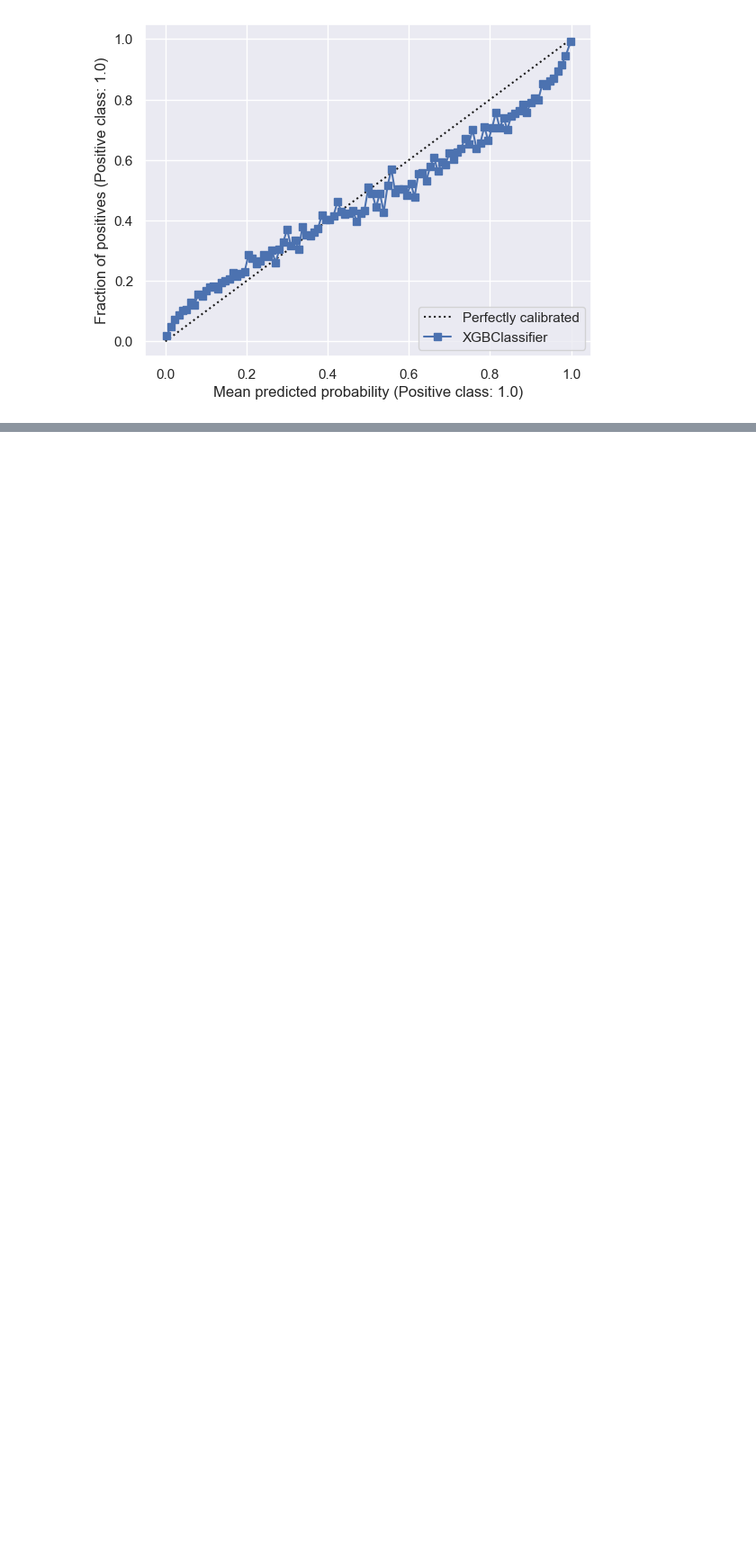
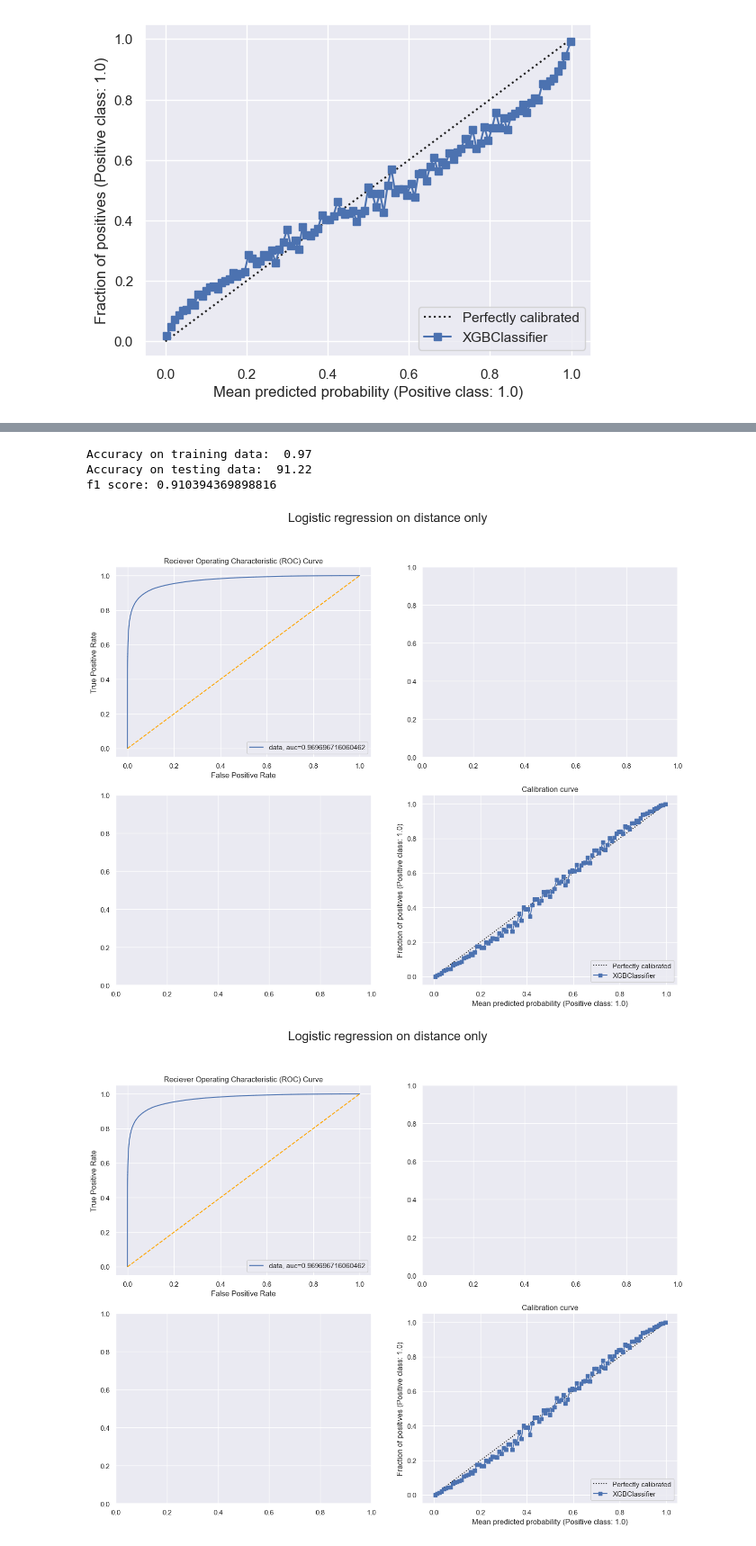
Before and after one commit to anw1998/MMD6020_Final_Project, a Jupyter notebook: notebooks/test_xgb.ipynb, the cells around one changed output, grey strips where cells are left out. Shown at 90% size. Drawn from its saved outputs; the diff is of its cells as text; code cells hidden in the pictures; blank space fills up the shorter version.

```diff
--- a/notebooks/test_xgb.ipynb
+++ b/notebooks/test_xgb.ipynb
@@ -425,0 +600,50 @@ Text(0.5, 1.0, 'Calibration curve')
+# %%
+RANDOM_SEED = 42
+
+# Load data
+# data_df = pd.read_csv('/content/drive/MyDrive/MMD6020_Final_Project/data/processed/chbmit_preprocessed_data.csv')
+
+# Separate X and y
+X = data_df.drop(['Outcome'], axis=1)
+y = data_df['Outcome']
+
+# Split into train,validation and test
+X_train, X_val_test, y_train, y_val_test = train_test_split(X,y,test_size=0.2, stratify=y, random_state=RANDOM_SEED)
+X_val, X_test, y_val, y_test = train_test_split(X_val_test,y_val_test,test_size=0.5, stratify=y_val_test, random_state=RANDOM_SEED)
+# %%
+# Use "gpu_hist" for training the model.
+classi = xgb.XGBClassifier(tree_method="gpu_hist", max_depth = 17, gamma = 0.4081632653061224, eta = 0.3157894736842105, reg_lambda = 4, reg_alpha = 2)
+# Fit the model using predictor X and response y.
+model_xgb = classi.fit(X_train, y_train)
+print('Accuracy on training data: ', round(model_xgb.score(X_train,y_train),2))
+result_xgb = model_xgb.score(X_val,y_val)
+print('Accuracy on testing data: ', round(result_xgb*100,2))
+
+
+sns.set_style("darkgrid")
+fig, axes = plt.subplots(nrows=2, ncols=2, figsize=(16, 12))
+y_pred_proba = model_xgb.predict_proba(X_val)[::, 1]
+fpr, tpr, _ = metrics.roc_curve(y_val, y_pred_proba)
+auc = metrics.roc_auc_score(y_val, y_pred_proba)
+axes[0, 0].plot(fpr, tpr, label="data, auc=" + str(auc))
+axes[0, 0].plot([0, 1], [0, 1], color='orange', linestyle='--')
+axes[0, 0].set_xlabel('False Positive Rate')
+axes[0, 0].set_ylabel('True Positive Rate')
+axes[0, 0].set_title('Reciever Operating Characteristic (ROC) Curve')
+axes[0, 0].legend(loc=4)
+fig.suptitle("Logistic regression on distance only", fontsize=20)
+f1 = metrics.f1_score(y_val, model_xgb.predict(X_val))
+print(f"f1 score: {f1}")
+from sklearn.calibration import CalibrationDisplay
+
+disp_test = CalibrationDisplay.from_estimator(model_xgb, X_val, y_val, n_bins=105)
+disp_test.plot(ax=axes[1, 1])
+axes[1, 1].set_title("Calibration curve")
+
+fig
+# %% [output]
+Accuracy on training data:  0.97
+Accuracy on testing data:  91.22
+f1 score: 0.910394369898816
+[figure, added]
+[figure, added]
```
Also changed, not shown: parts of 12 cells of this notebook.
